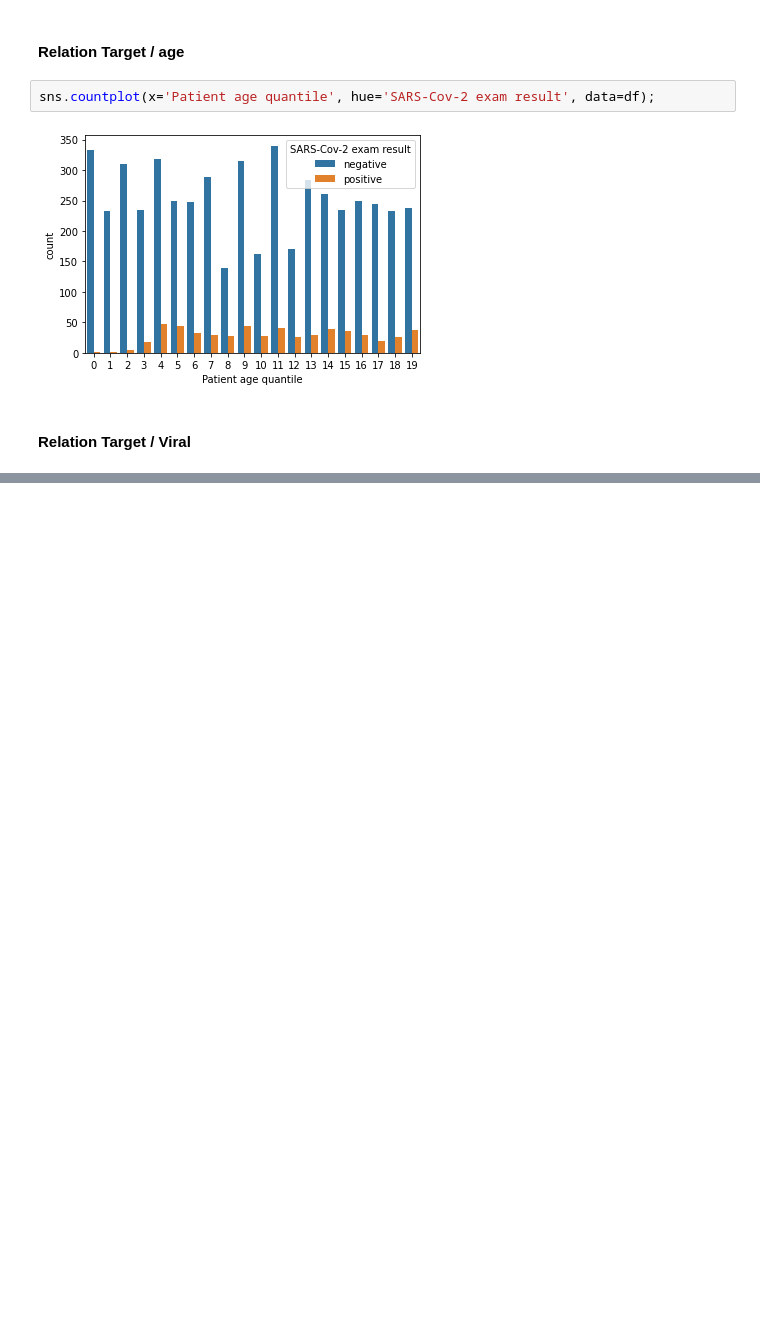
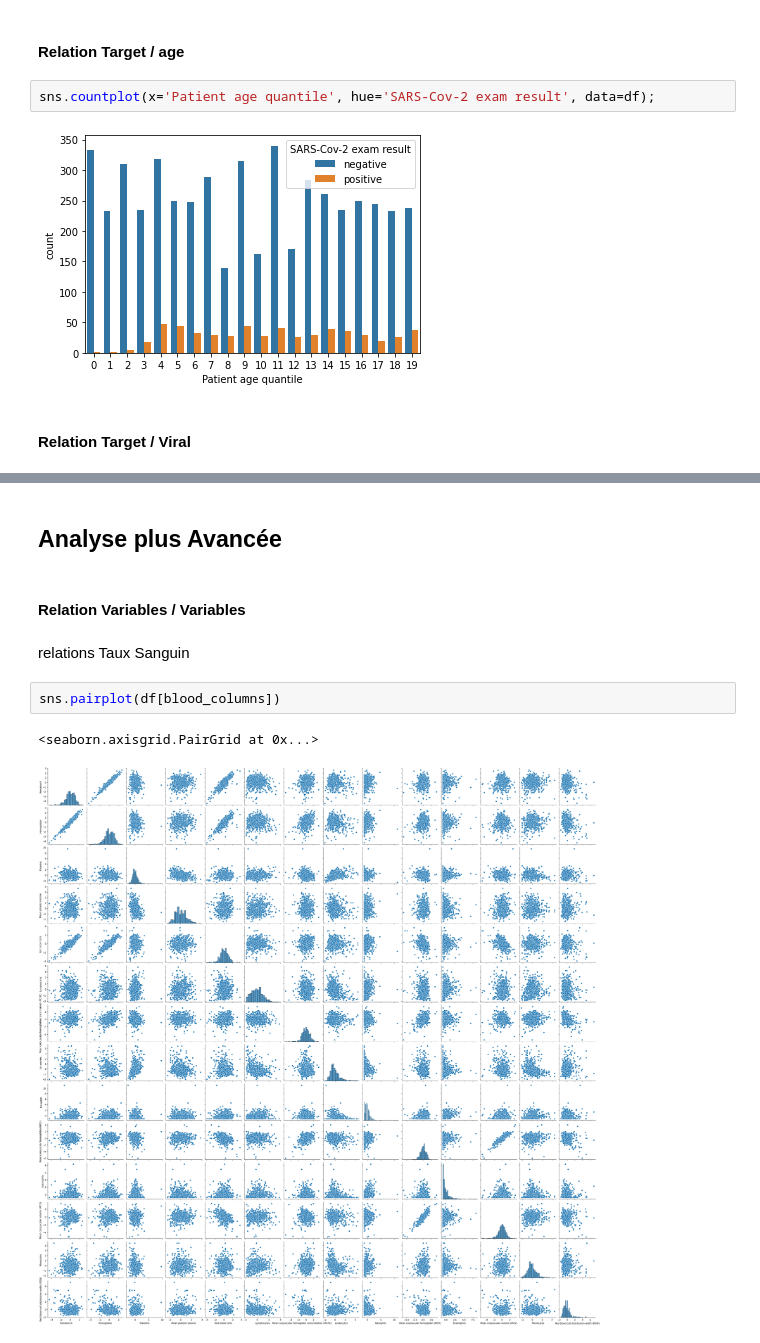
Before and after one commit to ChoukriLach/Data-Science-project-with-steps---Covid19, a Jupyter notebook: main.ipynb, the cells around one changed output, grey strips where cells are left out. Saved outputs shown, nothing was run; the diff lists cells and outputs as text; blank space fills up the shorter version.

```diff
--- a/main.ipynb
+++ b/main.ipynb
@@ -286,0 +323,11 @@ sns.countplot(x='Patient age quantile', hue='SARS-Cov-2 exam result', data=df);
+# %% [markdown]
+## Analyse plus Avancée
+# %% [markdown]
+#### Relation Variables / Variables
+# %% [markdown]
+relations Taux Sanguin
+# %%
+sns.pairplot(df[blood_columns])
+# %% [output]
+<seaborn.axisgrid.PairGrid at 0x...>
+[figure, added]
```
Also changed, not shown: parts of 4 cells of this notebook.
